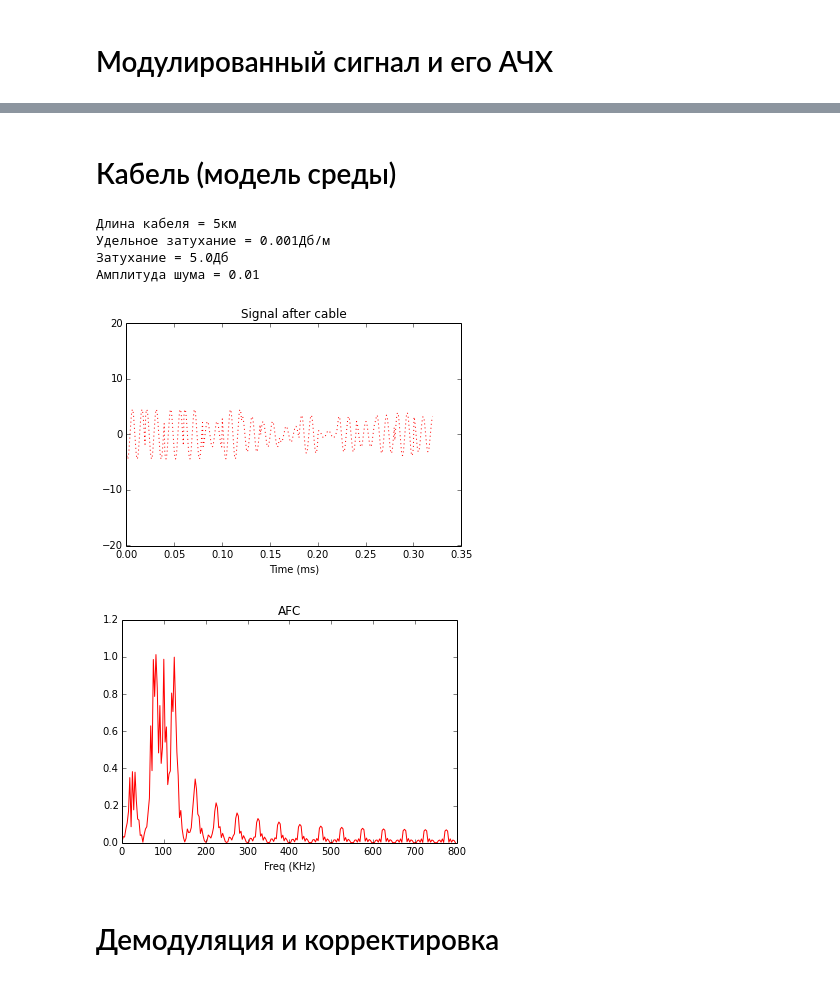
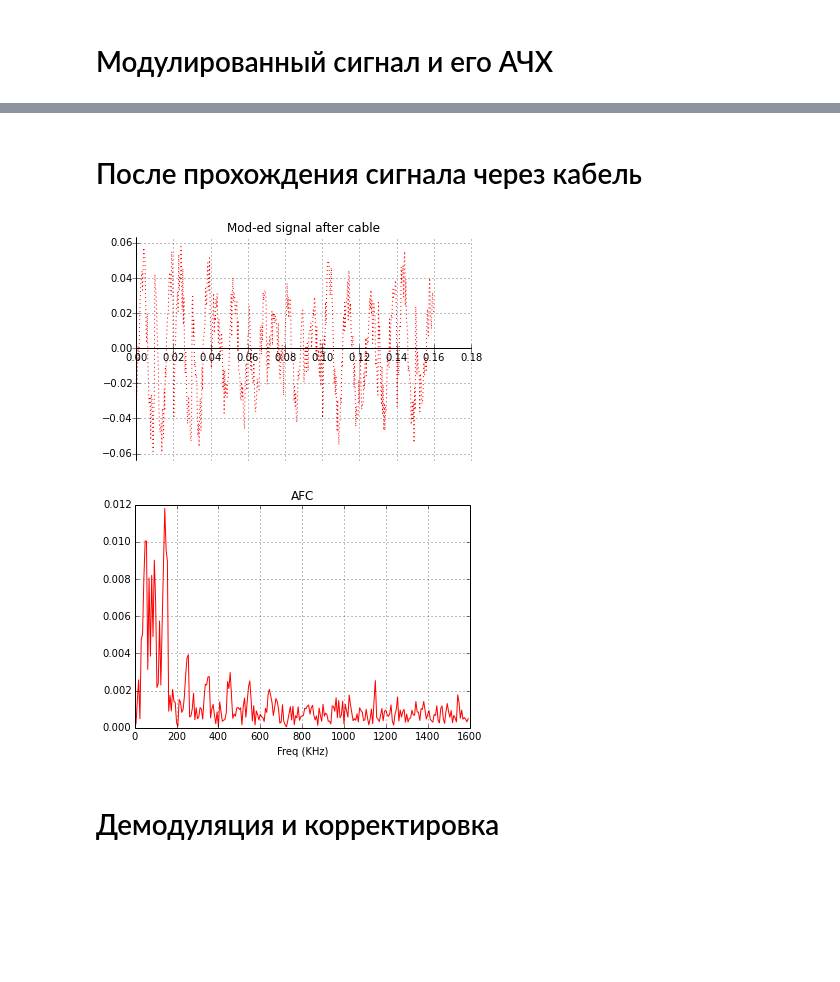
Before and after one commit to SanekGit/cable-8km, a Jupyter notebook: qam-m.ipynb, the cells around one changed output, grey strips where cells are left out. Saved outputs shown, nothing was run; the diff lists cells and outputs as text; code cells hidden in the pictures; blank space fills up the shorter version.

```diff
--- a/qam-m.ipynb
+++ b/qam-m.ipynb
@@ -23,22 +23,22 @@ A = 10.0
 
 print "Амплитуда модуляции = {0}".format(A)
 
-# Длина входнго сигнала в символах
+# Длина входного сигнала в символах
 L = 16
-# Длина входнго сигнала в битах
+# Длина входного сигнала в битах
 N = K*L
 
-print "Длина входнго сигнала = {0}символов = {1}бит".format(L, N)
+print "Длина входного сигнала = {0}символов = {1}бит".format(L, N)
 
-# Символьная частота входнго сигнала
-FS = 50*1000
+# Символьная частота/скорость входного сигнала
+FS = 100*1000
 TS = 1.0/FS
 
-print "Символьная частота входнго сигнала = {0}KГц".format(FS/1000)
+print "Символьная частота входного сигнала = {0}KГц".format(FS/1000)
 
-# Длительность входнго сигнала
+# Длительность входного сигнала
 DUR=L*TS
-print "Длительность входнго сигнала = {0}мс".format(DUR*1000)
+print "Длительность входного сигнала = {0}мс".format(DUR*1000)
 
 # Частота несущей
 F0 = 100*1000
@@ -47,10 +47,10 @@ W0 = 2.0*math.pi*F0
 
 print "Частота несущей = {0}KГц".format(F0/1000)
 
-# Кол-во отсчётов несущей на один символ входнго сигнала
+# Кол-во отсчётов несущей на один символ входного сигнала
 SCALE = 32
 
-print "Кол-во точек несущей на один символ = {0}".format(SCALE)
+print "Кол-во отсчётов несущей на один символ = {0}".format(SCALE)
 
 # Расчетная скорость
 SPEED = K*FS
@@ -58,9 +58,9 @@ SPEED = K*FS
 print "Расчетная скорость = {0}Kбит/сек".format(SPEED/1000)
 
 # Шаблонный сигнал, посылаемый для настройки приёмника в самом начале передачи
-MIN_SYMB = numpy.zeros(K)
-MAX_SYMB = numpy.ones(K)
-TMPL = numpy.concatenate([MIN_SYMB, MAX_SYMB, MIN_SYMB, MAX_SYMB])
+TMPL_SYMB_0 = numpy.zeros(K//2)
+TMPL_SYMB_1 = numpy.ones(K//2)
+TMPL = numpy.concatenate([TMPL_SYMB_0, TMPL_SYMB_1, TMPL_SYMB_1, TMPL_SYMB_0, TMPL_SYMB_0, TMPL_SYMB_1, TMPL_SYMB_1, TMPL_SYMB_0])
 
 print "Шаблонный сигнал:"
 print TMPL
@@ -172,2 +216,2 @@ pyplot.show()
-# %% [markdown]
-# Кабель (модель среды)
+# %% [markdown]
+# После прохождения сигнала через кабель
@@ -174,28 +220,29 @@ pyplot.show()
 # %%
-import cable
-
 # Модулированный сигнал на выходе из кабеля
-mod_signal_after_cable = cable.cable(mod_signal)
+t = numpy.linspace(0, DUR, SCALE*L)
+mod_signal_after_cable = cable.cable(mod_signal, noise_amp=A/2)
 
 # График модулированного сигнала на выходе из кабеля
 pyplot.plot(t*1000, mod_signal_after_cable, "r:")
-pyplot.title("Signal after cable")
+pyplot.title("Mod-ed signal after cable")
 pyplot.xlabel("Time (ms)")
-pyplot.ylim(-2*A - 0.1, 2*A + 0.1)
+k = 10**(cable.ATT/10)
+pyplot.ylim((-2*A - 0.1)/k, (2*A + 0.1)/k)
+center_plot_axis()
+pyplot.grid()
+
 pyplot.show()
 
 # АЧХ модулированного сигнала на выходе из кабеля
 (freq, afc) = compute_signal_afc(mod_signal_after_cable, SCALE*L/DUR)
 pyplot.plot(freq/1000, afc, "r-")
 pyplot.title("AFC")
 pyplot.xlabel("Freq (KHz)")
+pyplot.grid()
+
 pyplot.show()
 # %% [output]
-Длина кабеля = 5км
-Удельное затухание = 0.001Дб/м
-Затухание = 5.0Дб
-Амплитуда шума = 0.01
-[figure, old version]
+[figure, new version]
-[figure, old version]
+[figure, new version]
 # %% [markdown]
 # Демодуляция и корректировка
```
Also changed, not shown: parts of 18 cells of this notebook, 2 other files.
